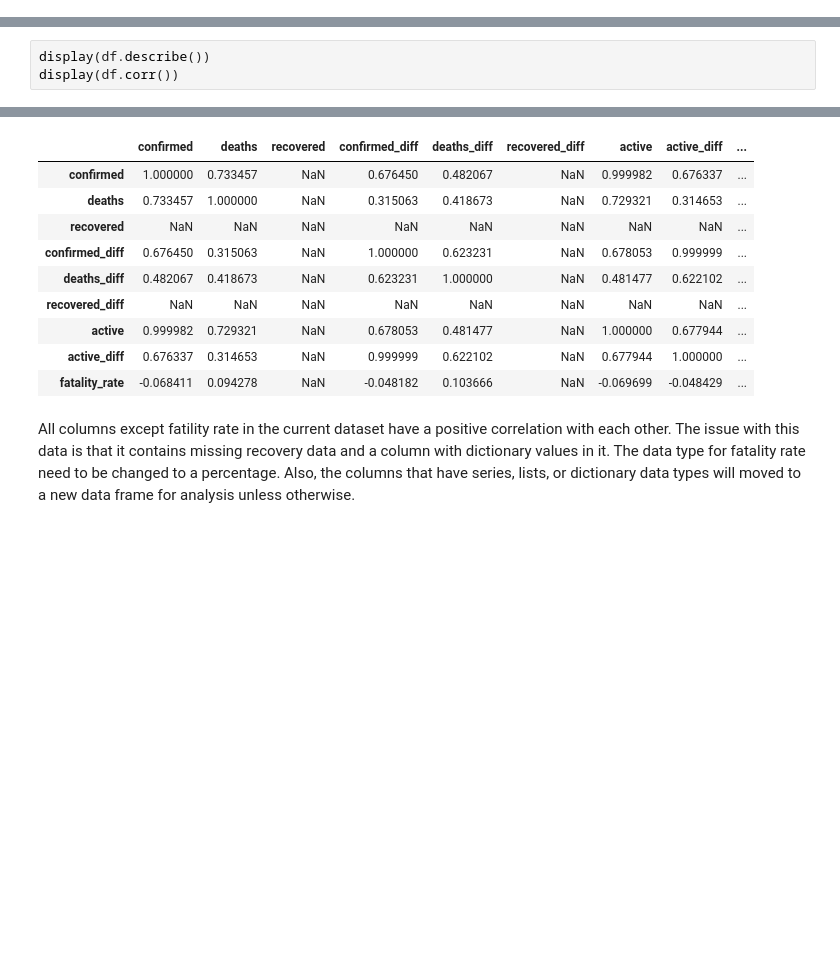
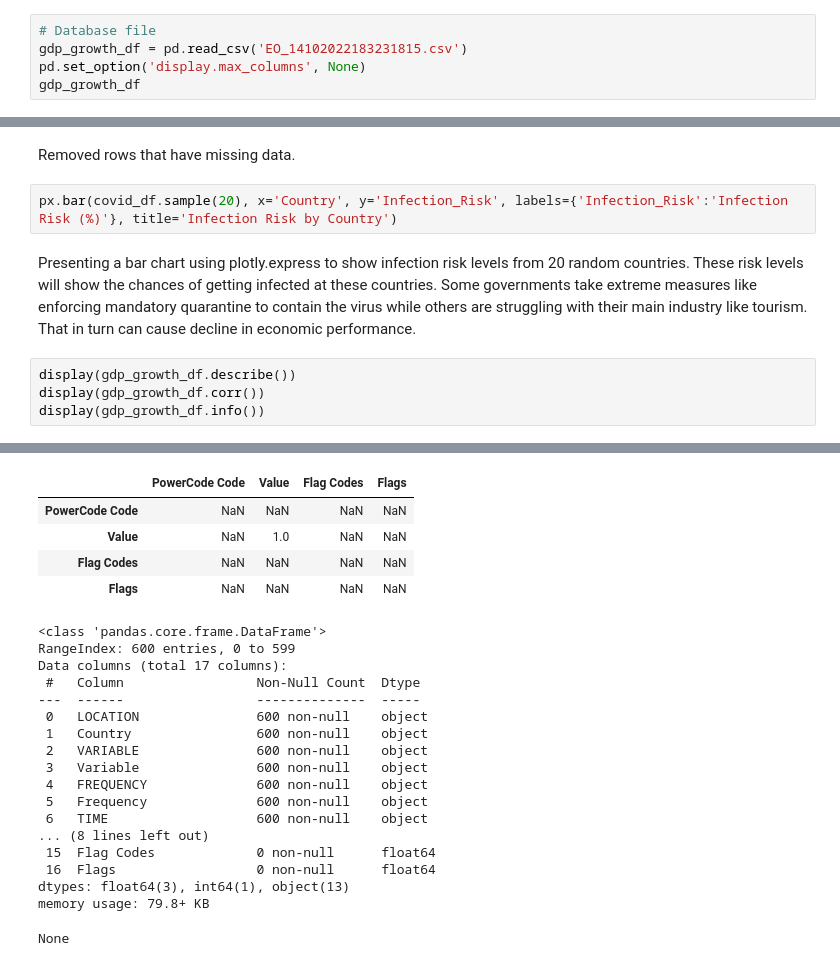
Before and after one commit to IT4063C-Fall22/final-project-zhukv98, a Jupyter notebook: source.ipynb, the cells around one changed output, grey strips where cells are left out. Drawn from its saved outputs; the diff is of its cells as text; blank space fills up the shorter version.

```diff
--- a/source.ipynb
+++ b/source.ipynb
@@ -78,0 +61,5 @@ owidCovidDf
+# %%
+# Database file
+gdp_growth_df = pd.read_csv('EO_14102022183231815.csv')
+pd.set_option('display.max_columns', None)
+gdp_growth_df
@@ -117,4 +228,11 @@ display(df)
+# %% [markdown]
+Removed rows that have missing data.
+# %%
+px.bar(covid_df.sample(20), x='Country', y='Infection_Risk', labels={'Infection_Risk':'Infection Risk (%)'}, title='Infection Risk by Country')
+# %% [markdown]
+Presenting a bar chart using plotly.express to show infection risk levels from 20 random countries. These risk levels will show the chances of getting infected at these countries. Some governments take extreme measures like enforcing mandatory quarantine to contain the virus while others are struggling with their main industry like tourism. That in turn can cause decline in economic performance.
 # %%
-display(df.describe())
-display(df.corr())
+display(gdp_growth_df.describe())
+display(gdp_growth_df.corr())
+display(gdp_growth_df.info())
 # %% [output]
@@ -130,12 +248,23 @@ display(df.corr())
-|  | confirmed | deaths | recovered | confirmed_diff | deaths_diff | recovered_diff | active | active_diff | ... |
-| confirmed | 1.000000 | 0.733457 | NaN | 0.676450 | 0.482067 | NaN | 0.999982 | 0.676337 | ... |
-| deaths | 0.733457 | 1.000000 | NaN | 0.315063 | 0.418673 | NaN | 0.729321 | 0.314653 | ... |
-| recovered | NaN | NaN | NaN | NaN | NaN | NaN | NaN | NaN | ... |
-| confirmed_diff | 0.676450 | 0.315063 | NaN | 1.000000 | 0.623231 | NaN | 0.678053 | 0.999999 | ... |
-| deaths_diff | 0.482067 | 0.418673 | NaN | 0.623231 | 1.000000 | NaN | 0.481477 | 0.622102 | ... |
-| recovered_diff | NaN | NaN | NaN | NaN | NaN | NaN | NaN | NaN | ... |
-| active | 0.999982 | 0.729321 | NaN | 0.678053 | 0.481477 | NaN | 1.000000 | 0.677944 | ... |
-| active_diff | 0.676337 | 0.314653 | NaN | 0.999999 | 0.622102 | NaN | 0.677944 | 1.000000 | ... |
-| fatality_rate | -0.068411 | 0.094278 | NaN | -0.048182 | 0.103666 | NaN | -0.069699 | -0.048429 | ... |
+|  | PowerCode Code | Value | Flag Codes | Flags |
+| PowerCode Code | NaN | NaN | NaN | NaN |
+| Value | NaN | 1.0 | NaN | NaN |
+| Flag Codes | NaN | NaN | NaN | NaN |
+| Flags | NaN | NaN | NaN | NaN |
+<class 'pandas.core.frame.DataFrame'>
+RangeIndex: 600 entries, 0 to 599
+Data columns (total 17 columns):
+ #   Column                 Non-Null Count  Dtype
+---  ------                 --------------  -----
+ 0   LOCATION               600 non-null    object
+ 1   Country                600 non-null    object
+ 2   VARIABLE               600 non-null    object
+ 3   Variable               600 non-null    object
+ 4   FREQUENCY              600 non-null    object
+ 5   Frequency              600 non-null    object
+ 6   TIME                   600 non-null    object
+... (8 lines left out)
+ 15  Flag Codes             0 non-null      float64
+ 16  Flags                  0 non-null      float64
+dtypes: float64(3), int64(1), object(13)
+memory usage: 79.8+ KB
+None
-# %% [markdown]
-All columns except fatility rate in the current dataset have a positive correlation with each other. The issue with this data is that it contains missing recovery data and a column with dictionary values in it. The data type for fatality rate need to be changed to a percentage. Also, the columns that have series, lists, or dictionary data types will moved to a new data frame for analysis unless otherwise.
```
Also changed, not shown: parts of 26 cells of this notebook, 3 other files.
